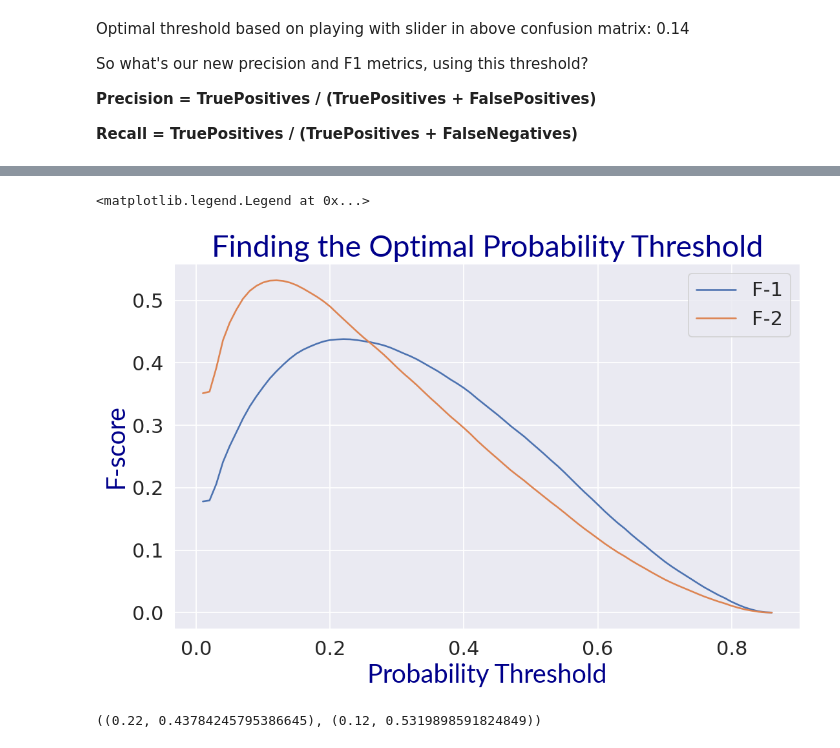
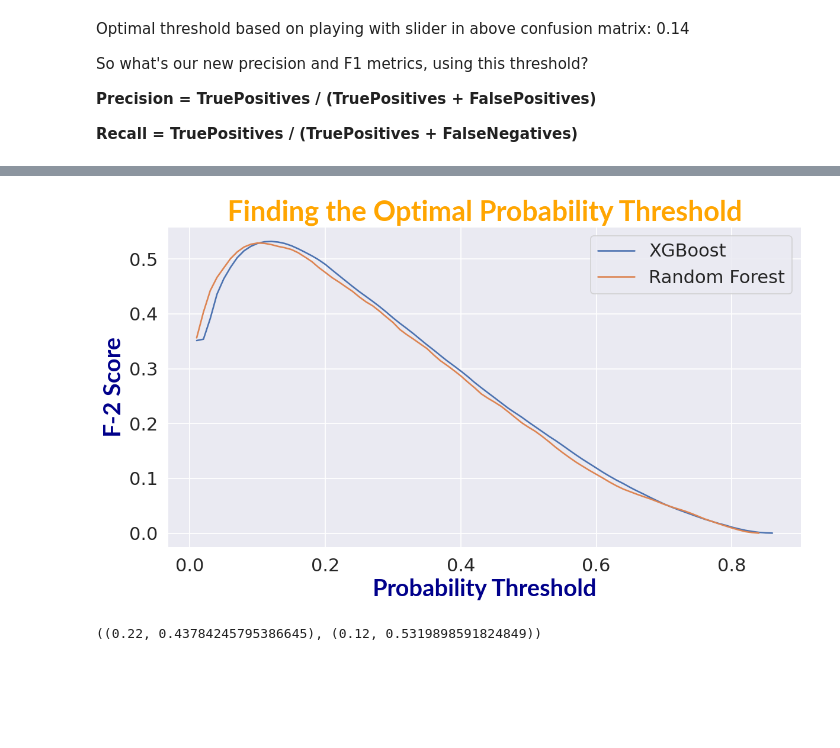
Before and after one commit to edubu2/metis-project3, a Jupyter notebook: code/model_analysis.ipynb, the cells around one changed output, grey strips where cells are left out. Drawn from its saved outputs; the diff is of its cells as text; code cells hidden in the pictures; blank space fills up the shorter version.

```diff
--- a/code/model_analysis.ipynb
+++ b/code/model_analysis.ipynb
@@ -362,33 +263,34 @@ with open("pickle/rf_f2_recall_thresholds.pickle", "rb") as p:
 X_thresholds = f1_thresholds.keys()
 y_f1 = f1_thresholds.values()
 y_f2 = f2_thresholds.values()
+y_rf_f2 = rf_f2_thresholds.values()
 # %%
 plt.figure(figsize=(10, 6), facecolor='white', dpi=125)
 
 label_font = {'family': 'Lato',
     'color':  'darkblue',
-    'weight': 'normal',
+    'weight': 'bold',
     'size': 23,
     }
 
 title_font = {'family': 'Lato',
-    'color':  'darkblue',
-    'weight': 'normal',
+    'color':  'orange',
+    'weight': 'bold',
     'size': 27,
     }
 
-plt.plot(X_thresholds, y_f1)
-plt.plot(X_thresholds, y_f2)
+plt.plot(X_thresholds, y_f2, label="XGBoost")
+plt.plot(X_thresholds, y_rf_f2, label="Random Forest")
 plt.title("Finding the Optimal Probability Threshold", fontdict=title_font)
 plt.xlabel("Probability Threshold", fontdict=label_font)
-plt.ylabel("F-score", fontdict=label_font)
-plt.legend(["F-1", "F-2"])
+plt.ylabel("F-2 Score", fontdict=label_font)
+plt.legend()
 # ax.grid(color='black', linestyle='-', linewidth=0.7)
-
+plt.tight_layout()
 # ax.set_facecolor("white")
+plt.savefig("../etc/optimal_prob_thresh", edgecolor="gray")
 # %% [output]
-<matplotlib.legend.Legend at 0x...>
-[figure, old version]
+[figure, new version]
 # %%
 def pull_optimal_fs(f1_thresholds, f2_thresholds):
     """
```
Also changed, not shown: parts of 16 cells of this notebook, 3 other files.
